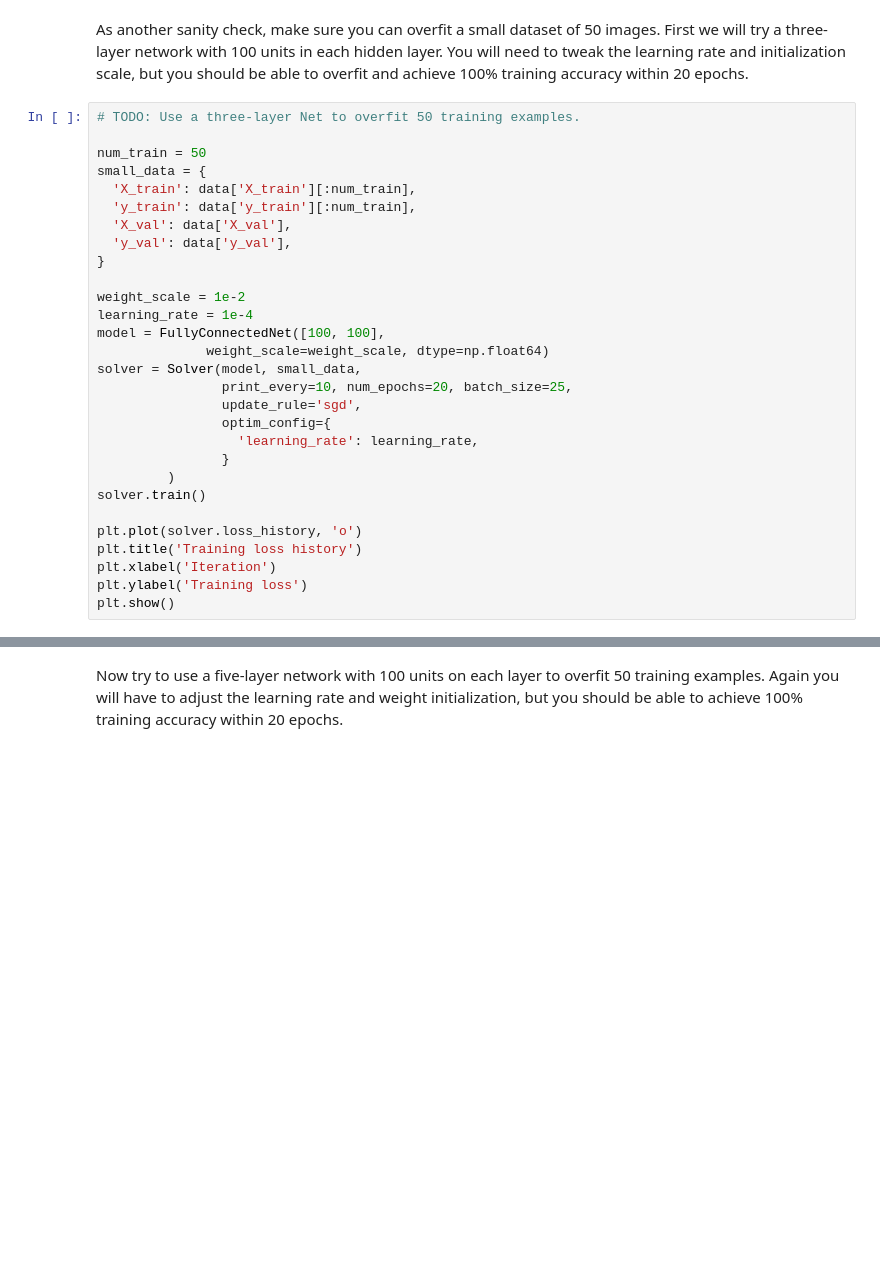
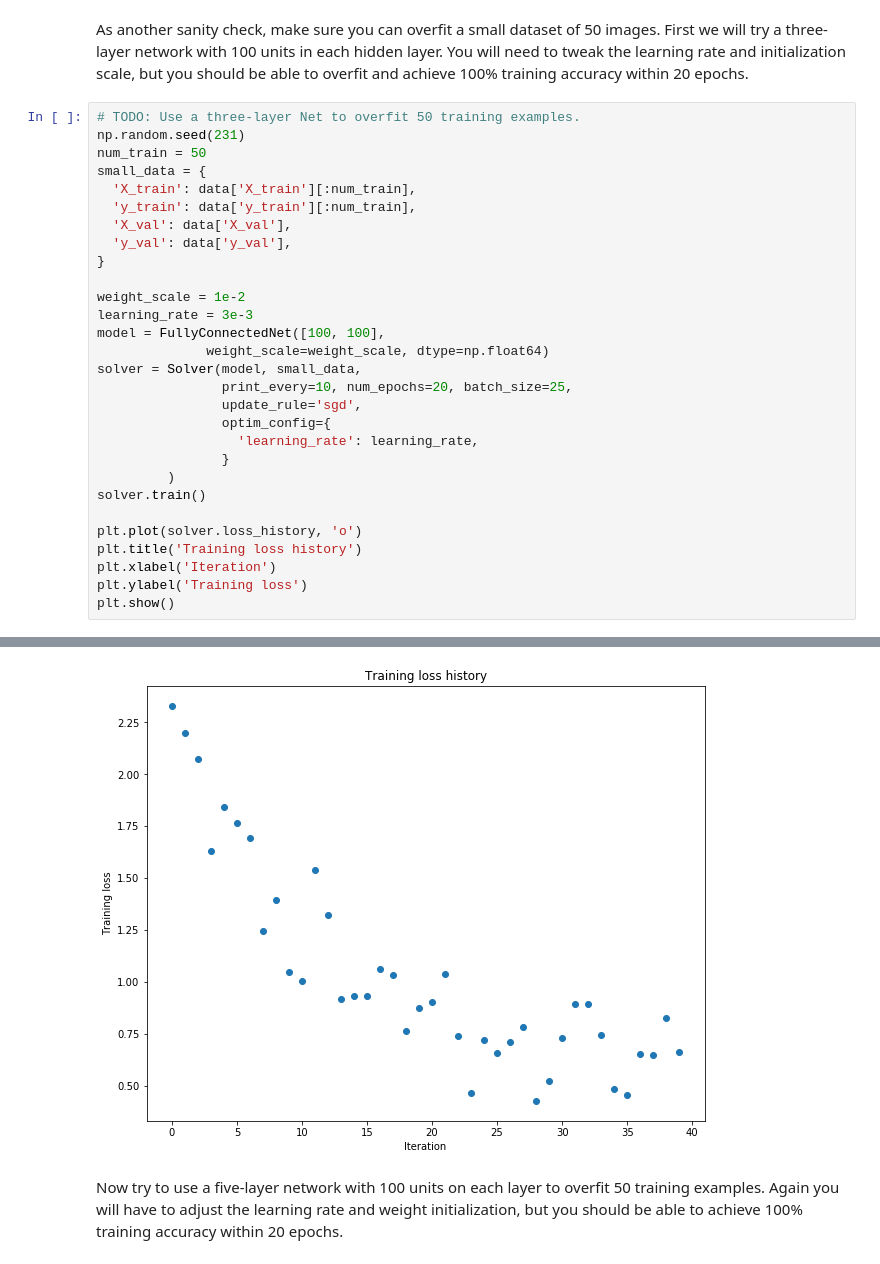
Before and after one commit to zubenkoivan/machine-learning, a Jupyter notebook: cs231n/assignment2/FullyConnectedNets.ipynb, the cells around one changed output, grey strips where cells are left out. Cells and saved outputs as stored; diff of their text form; blank space fills up the shorter version.

```diff
--- a/cs231n/assignment2/FullyConnectedNets.ipynb
+++ b/cs231n/assignment2/FullyConnectedNets.ipynb
@@ -418,7 +436,7 @@ for reg in [0, 3.14]:
 As another sanity check, make sure you can overfit a small dataset of 50 images. First we will try a three-layer network with 100 units in each hidden layer. You will need to tweak the learning rate and initialization scale, but you should be able to overfit and achieve 100% training accuracy within 20 epochs.
 # %%
 # TODO: Use a three-layer Net to overfit 50 training examples.
-
+np.random.seed(231)
 num_train = 50
 small_data = {
   'X_train': data['X_train'][:num_train],
@@ -428,7 +446,7 @@ small_data = {
 }
 
 weight_scale = 1e-2
-learning_rate = 1e-4
+learning_rate = 3e-3
 model = FullyConnectedNet([100, 100],
               weight_scale=weight_scale, dtype=np.float64)
 solver = Solver(model, small_data,
@@ -445,3 +463,4 @@ plt.title('Training loss history')
 plt.xlabel('Iteration')
 plt.ylabel('Training loss')
 plt.show()
+# %% [output]
@@ -448,3 +484,4 @@ plt.show()
+[figure, added]
 # %% [markdown]
 Now try to use a five-layer network with 100 units on each layer to overfit 50 training examples. Again you will have to adjust the learning rate and weight initialization, but you should be able to achieve 100% training accuracy within 20 epochs.
 # %%
```
Also changed, not shown: parts of 5 cells of this notebook, 2 other files.
